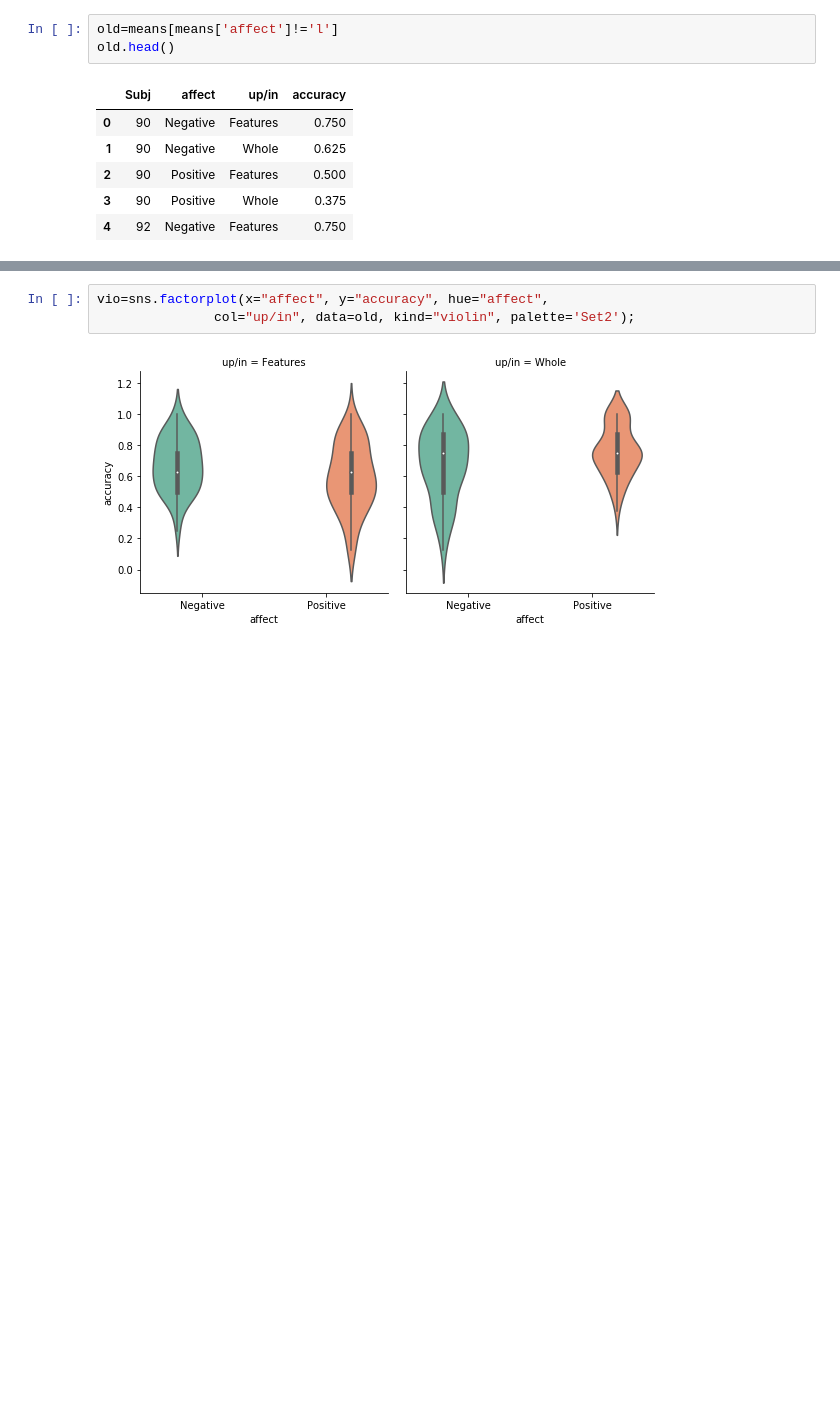
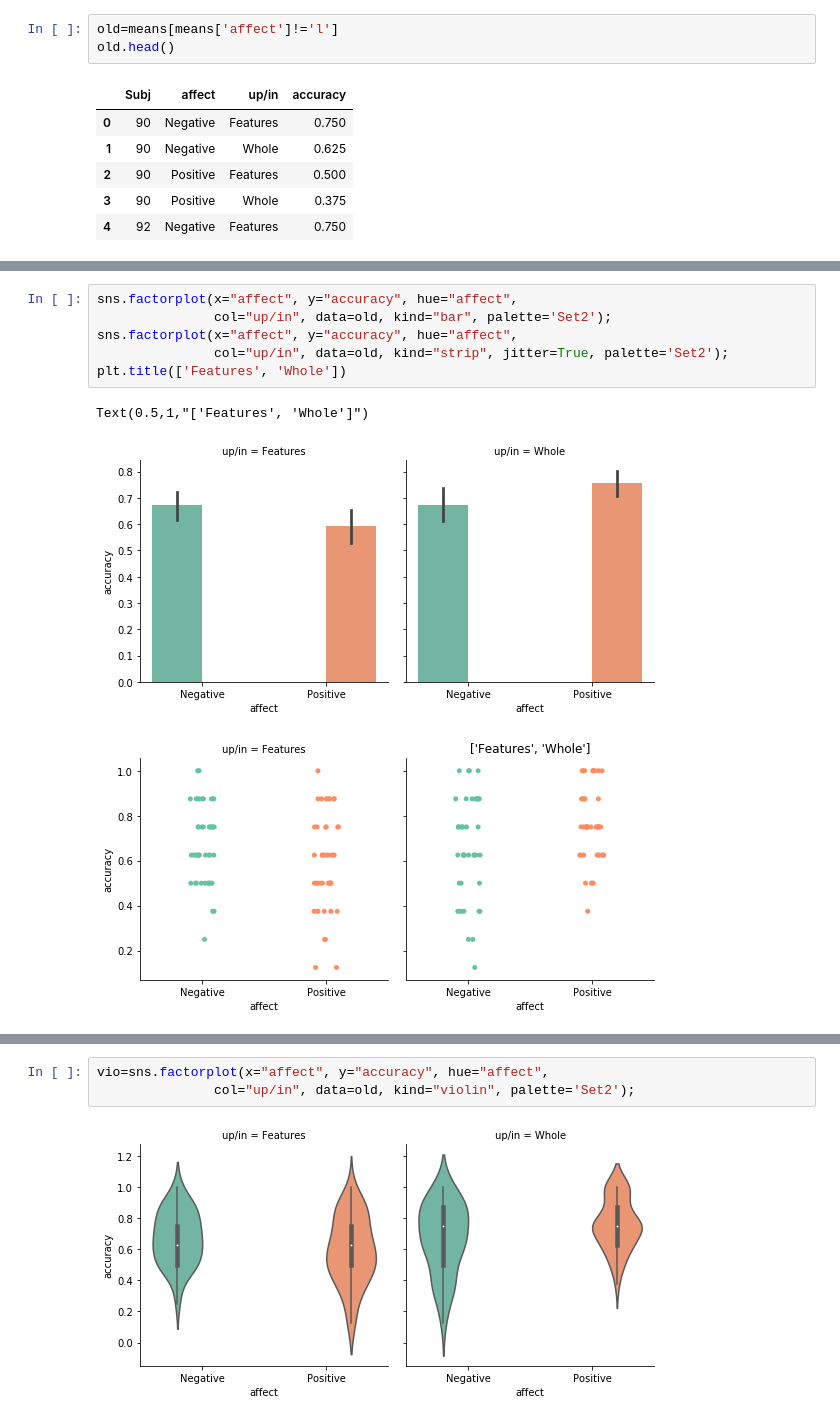
Before and after one commit to donnajobridge/data_visualizations, a Jupyter notebook: emo/emo_data.ipynb, the cells around one changed output, grey strips where cells are left out. Cells and saved outputs as stored; diff of their text form; blank space fills up the shorter version.

```diff
--- a/emo/emo_data.ipynb
+++ b/emo/emo_data.ipynb
@@ -58 +79,11 @@ in_old=old[old['up/in']=='in']
+# %%
+sns.factorplot(x="affect", y="accuracy", hue="affect",
+               col="up/in", data=old, kind="bar", palette='Set2');
+sns.factorplot(x="affect", y="accuracy", hue="affect",
+               col="up/in", data=old, kind="strip", jitter=True, palette='Set2');
+plt.title(['Features', 'Whole'])
+# %% [output]
+Text(0.5,1,"['Features', 'Whole']")
+[figure, added]
+[figure, added]
 # %%
```
Also changed, not shown: parts of 7 cells of this notebook, 8 other files.
